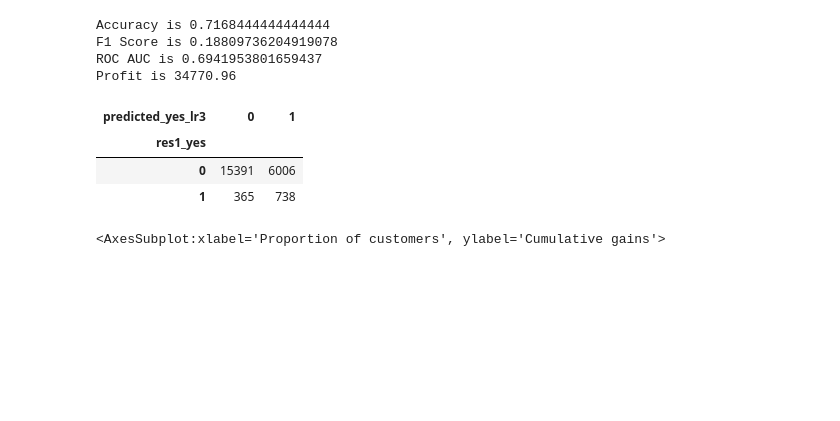
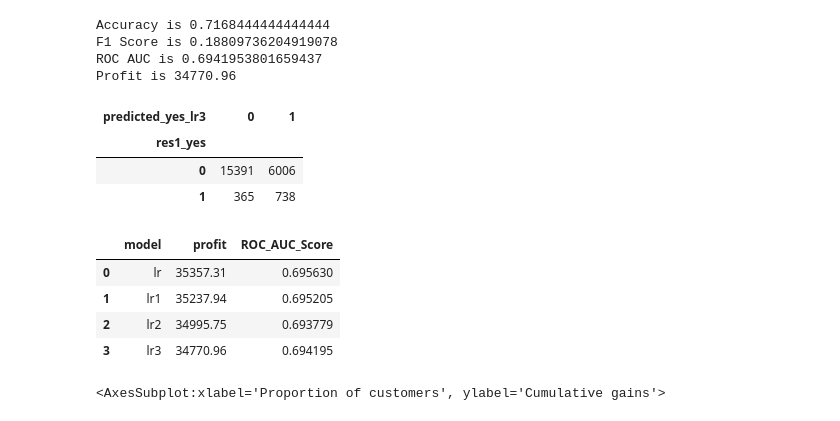
Before and after one commit to sauravjayan/Intuit-Quickbooks, a Jupyter notebook: sub-notebooks/Deep.ipynb, the cells around one changed output. Saved outputs shown, nothing was run; the diff lists cells and outputs as text; code cells hidden in the pictures; blank space fills up the shorter version.

```diff
--- a/sub-notebooks/Deep.ipynb
+++ b/sub-notebooks/Deep.ipynb
@@ -341,7 +341,8 @@ intuit75k = add_predict_col(intuit75k_copy, intuit75k, lr1, 'lr1', breakeven_rr)
 intuit75k = add_predict_col(intuit75k_copy, intuit75k, lr2, 'lr2', breakeven_rr)
 intuit75k = add_predict_col(intuit75k_copy, intuit75k, lr3, 'lr3', breakeven_rr)
 # %%
-create_cm_roc_profit(intuit75k, 'predicted_yes_lr', 'predicted_lr')
+roc_lr, profit_lr, cm_lr = create_cm_roc_profit(intuit75k, 'predicted_yes_lr', 'predicted_lr')
+cm_lr
 # %% [output]
 Accuracy is 0.7064888888888889
 F1 Score is 0.1858974358974359
@@ -352,7 +353,8 @@ Profit is 35357.31
 | 0 | 15142 | 6255 |
 | 1 | 349 | 754 |
 # %%
-create_cm_roc_profit(intuit75k, 'predicted_yes_lr1', 'predicted_lr1')
+roc_lr1, profit_lr1, cm_lr1 = create_cm_roc_profit(intuit75k, 'predicted_yes_lr1', 'predicted_lr1')
+cm_lr1
 # %% [output]
 Accuracy is 0.7081333333333333
 F1 Score is 0.18614450365596727
@@ -363,7 +365,8 @@ Profit is 35237.94
 | 0 | 15182 | 6215 |
 | 1 | 352 | 751 |
 # %%
-create_cm_roc_profit(intuit75k, 'predicted_yes_lr2', 'predicted_lr2')
+roc_lr2, profit_lr2, cm_lr2 = create_cm_roc_profit(intuit75k, 'predicted_yes_lr2', 'predicted_lr2')
+cm_lr2
 # %% [output]
 Accuracy is 0.7095111111111111
 F1 Score is 0.18584952665670154
@@ -374,7 +377,8 @@ Profit is 34995.75
 | 0 | 15218 | 6179 |
 | 1 | 357 | 746 |
 # %%
-create_cm_roc_profit(intuit75k, 'predicted_yes_lr3', 'predicted_lr3')
+roc_lr3, profit_lr3, cm_lr3 = create_cm_roc_profit(intuit75k, 'predicted_yes_lr3', 'predicted_lr3')
+cm_lr3
 # %% [output]
 Accuracy is 0.7168444444444444
 F1 Score is 0.18809736204919078
@@ -384,6 +388,15 @@ Profit is 34770.96
 | res1_yes |  |  |
 | 0 | 15391 | 6006 |
 | 1 | 365 | 738 |
+# %%
+peformance_df = pd.DataFrame({'model':['lr','lr1','lr2','lr3'],'profit':[profit_lr,profit_lr1,profit_lr2,profit_lr3],'ROC_AUC_Score':[roc_lr,roc_lr1,roc_lr2,roc_lr3]})
+peformance_df
+# %% [output]
+|  | model | profit | ROC_AUC_Score |
+| 0 | lr | 35357.31 | 0.695630 |
+| 1 | lr1 | 35237.94 | 0.695205 |
+| 2 | lr2 | 34995.75 | 0.693779 |
+| 3 | lr3 | 34770.96 | 0.694195 |
 # %%
 rsm.gains_plot(intuit75k[intuit75k.training == 0], 'res1_yes', 1, pred = ['predicted_lr','predicted_lr1','predicted_lr2','predicted_lr3'])
 # %% [output]
```
Also changed, not shown: parts of 2 cells of this notebook, 1 other file.
